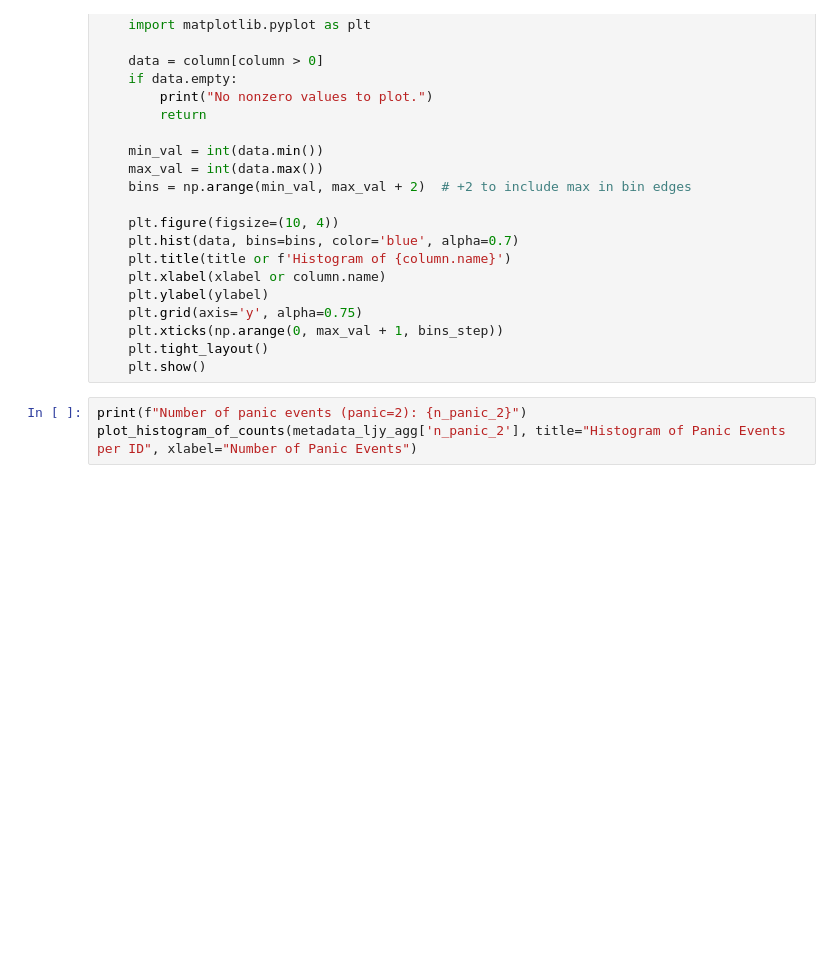
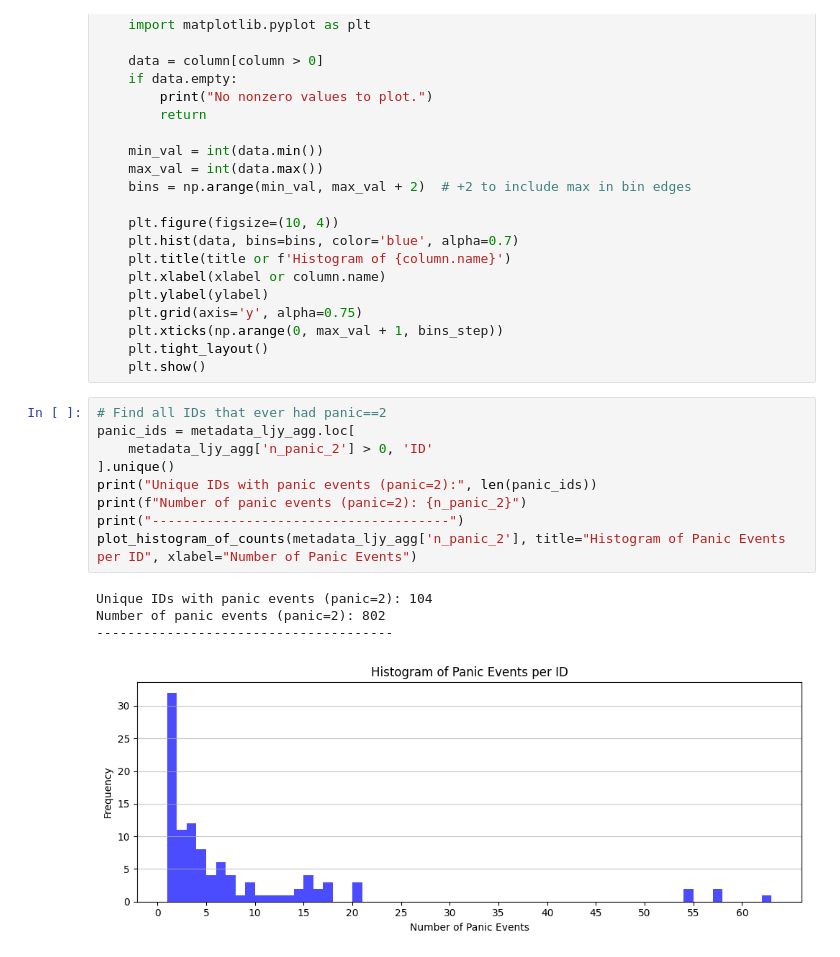
Before and after one commit to cyshin971/Panic-Project-DHLAB, a Jupyter notebook: notebooks/data_analysis.ipynb, the cells around one changed output. Cells and saved outputs as stored; diff of their text form; blank space fills up the shorter version.

```diff
--- a/notebooks/data_analysis.ipynb
+++ b/notebooks/data_analysis.ipynb
@@ -102,6 +129,17 @@ def plot_histogram_of_counts(column, title=None, xlabel=None, ylabel="Frequency"
 	plt.tight_layout()
 	plt.show()
 # %%
+# Find all IDs that ever had panic==2
+panic_ids = metadata_ljy_agg.loc[
+    metadata_ljy_agg['n_panic_2'] > 0, 'ID'
+].unique()
+print("Unique IDs with panic events (panic=2):", len(panic_ids))
 print(f"Number of panic events (panic=2): {n_panic_2}")
+print("--------------------------------------")
 plot_histogram_of_counts(metadata_ljy_agg['n_panic_2'], title="Histogram of Panic Events per ID", xlabel="Number of Panic Events")
+# %% [output]
+Unique IDs with panic events (panic=2): 104
+Number of panic events (panic=2): 802
+--------------------------------------
+[figure, added]
 # %%
```
Also changed, not shown: parts of 11 cells of this notebook.
